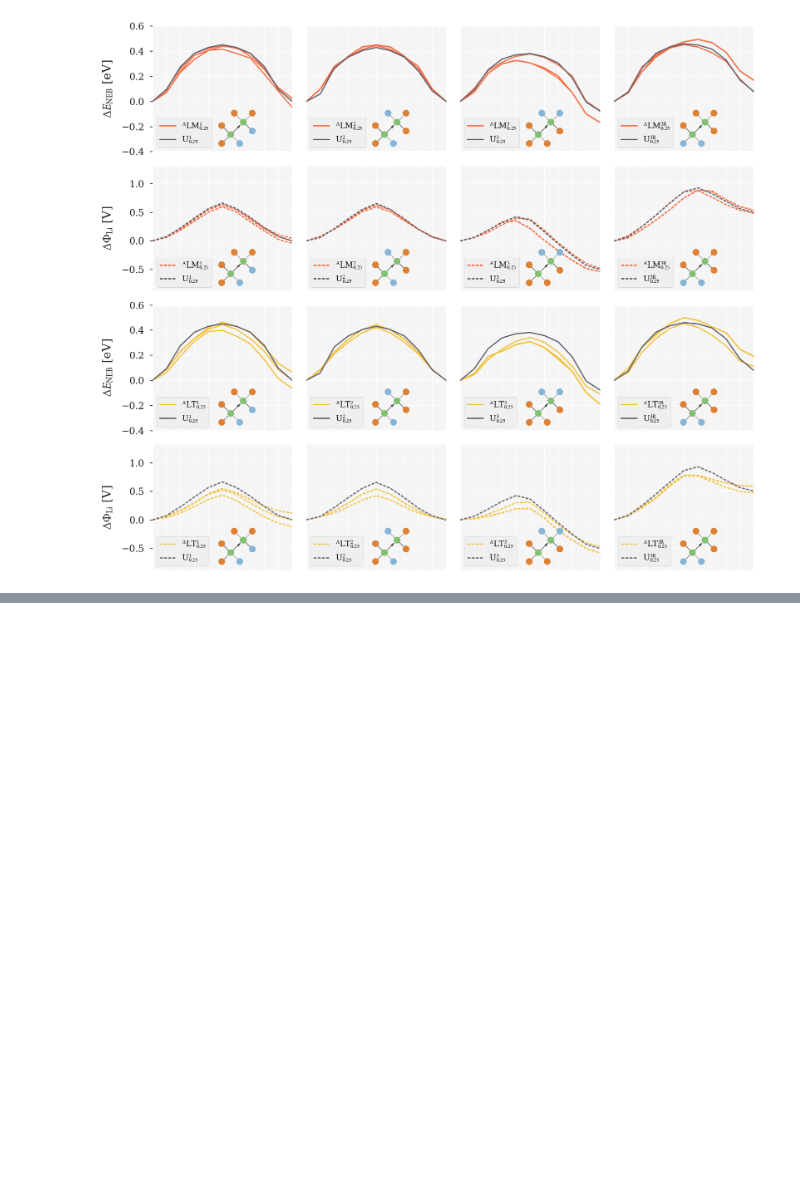
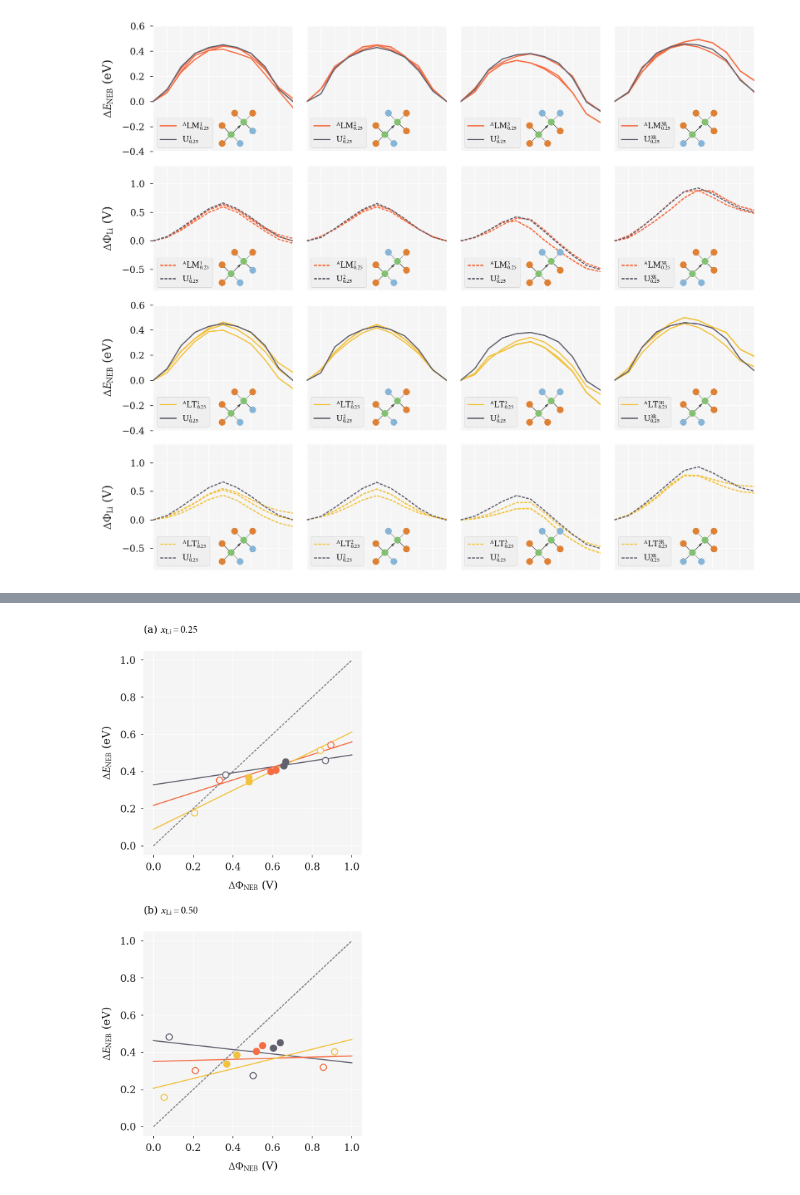
Before and after one commit to bjmorgan/data_NEB_spinel, a Jupyter notebook: analysis/spinel_paper_generating_figures.ipynb, the cells around one changed output, grey strips where cells are left out. Drawn from its saved outputs; the diff is of its cells as text; code cells hidden in the pictures; blank space fills up the shorter version.

```diff
--- a/analysis/spinel_paper_generating_figures.ipynb
+++ b/analysis/spinel_paper_generating_figures.ipynb
@@ -403,41 +407,43 @@ fit_range = np.array( [ 0.0, 1.0 ] )
 for ax, conc in zip( axes, [ 0.25, 0.5 ] ):
     ax.plot( fit_range, fit_range, '--', color='grey' )
 
-    ax.set_xlabel( r'$\Delta\Phi_\mathrm{NEB}$ [V]' )
-    ax.set_ylabel( r'$\Delta E_\mathrm{NEB}$ [eV]' )
+    ax.set_xlabel( r'$\Delta\Phi_\mathrm{NEB}$ (V)' )
+    ax.set_ylabel( r'$\Delta E_\mathrm{NEB}$ (eV)' )
     ax.xaxis.set_major_locator(ticker.MultipleLocator(0.2))
 
     for strain in [ 'U', 'LM', 'LT' ]:
 
         x=[]
         y=[]
 
         for path in [ '1', '2', '3', '3R' ]:
 
             loc = ( df.path == path ) & ( df.conc == conc ) & ( df.strain == strain )
             max_ind = df[loc].delta_E.idxmax()
 
             E_bar = df['delta_E'].values[max_ind]
             p_bar = df['d_pot'].values[max_ind]
 
             x.append( p_bar )
             y.append( E_bar )
 
             ax.plot( p_bar, E_bar, 'o', linestyle='None',c=ff.colours[strain], clip_on=False, zorder=2 )
             if path in [ '3', '3R' ]:
                 ax.plot( p_bar,E_bar, 'o', c=ff.lighter_grey, ms=7.3, zorder=2 )
 
         slope, intercept, rvalue, pvalue, stderr = linregress( x, y )
         ax.plot( np.array( [ 0.0, 1.0 ] ), ff.line( np.array( [ 0.0, 1.0 ] ), slope, intercept ),
                  c=ff.colours[strain], zorder=1 )
 
 axes[0].set_title( r'(a) $x_\mathrm{Li}=0.25$', fontsize=fontsize, loc='left')
 axes[1].set_title( r'(b) $x_\mathrm{Li}=0.50$', fontsize=fontsize, loc='left')
 
 fig.tight_layout()
 fig.savefig( '{}/pot_vs_delta_e.pdf'.format( figures_dir ) )
 
 ff.set_rcParams( ff.master_formatting )
+# %% [output]
+[figure, added]
 # %%
 '''
 Figure 5
```
Also changed, not shown: parts of 7 cells of this notebook, 7 other files.
